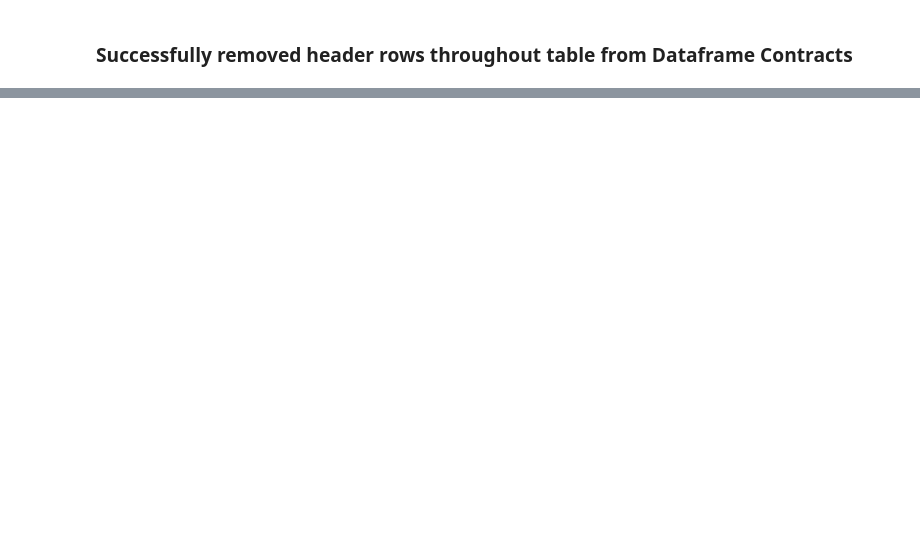
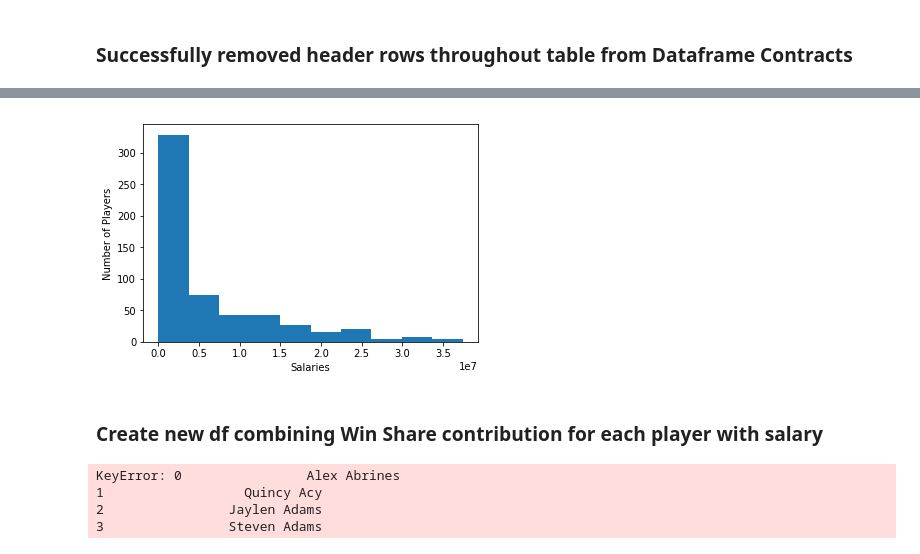
Before and after one commit to drduda9/NBA-Player-Value, a Jupyter notebook: NBA Player Value Data Wrangling.ipynb, the cells around one changed output, grey strips where cells are left out. Cells and saved outputs as stored; diff of their text form; code cells hidden in the pictures; blank space fills up the shorter version.

Commit message:
New added info for Eddie to help with df merge

```diff
--- a/NBA Player Value Data Wrangling.ipynb
+++ b/NBA Player Value Data Wrangling.ipynb
@@ -226,0 +365,7 @@ print(df_contracts)
+# %%
+# 2018_19 is an object as noted above, now see the results below.
+df_contracts['year0'] = pd.to_numeric(df_contracts['year0'], errors = 'coerce')
+# %%
+list_col_c = df_contracts.columns
+for col_name_c in list_col_c:
+    df_contracts[col_name_c] = df_contracts[col_name_c].astype(str) # Cast from Object alone to String Object
@@ -226,0 +376,8 @@ print(df_contracts)
+# %%
+list_col_names_c = df_contracts.columns
+col_name_to_not_convert_c = ['Rk', 'Player', 'Tm', 'Signed Using']
+
+# This finds the difference of the total list of columns and removes the list of names to remain as Strings
+col_name_to_convert_c = list(set(col_name_to_not_convert_c)^set(list_col_names_c))
+
+print('Columns to convert to Float: \n', col_name_to_convert_c)
@@ -226,0 +389,3 @@ print(df_contracts)
+# %%
+for col_name_c in col_name_to_convert_c:
+    df_contracts[col_name_c] = pd.to_numeric(df_contracts[col_name_c], errors = 'coerce')
@@ -226,0 +432,16 @@ print(df_contracts)
+# %%
+plt.hist(df_contracts['year0'])
+plt.xlabel('Salaries')
+plt.ylabel('Number of Players')
+plt.show()
+# %% [output]
+[figure, added]
+# %% [markdown]
+### Create new df combining Win Share contribution for each player with salary
+# %%
+df_new = pd.merge(df_stats[['Player', 'WS']], df_contracts[['Tm','year0']], on = df_stats['Player'], how = 'outer')
+# %% [output]
+KeyError: 0                Alex Abrines
+1                  Quincy Acy
+2                Jaylen Adams
+3                Steven Adams
```
Also changed, not shown: parts of 34 cells of this notebook.
